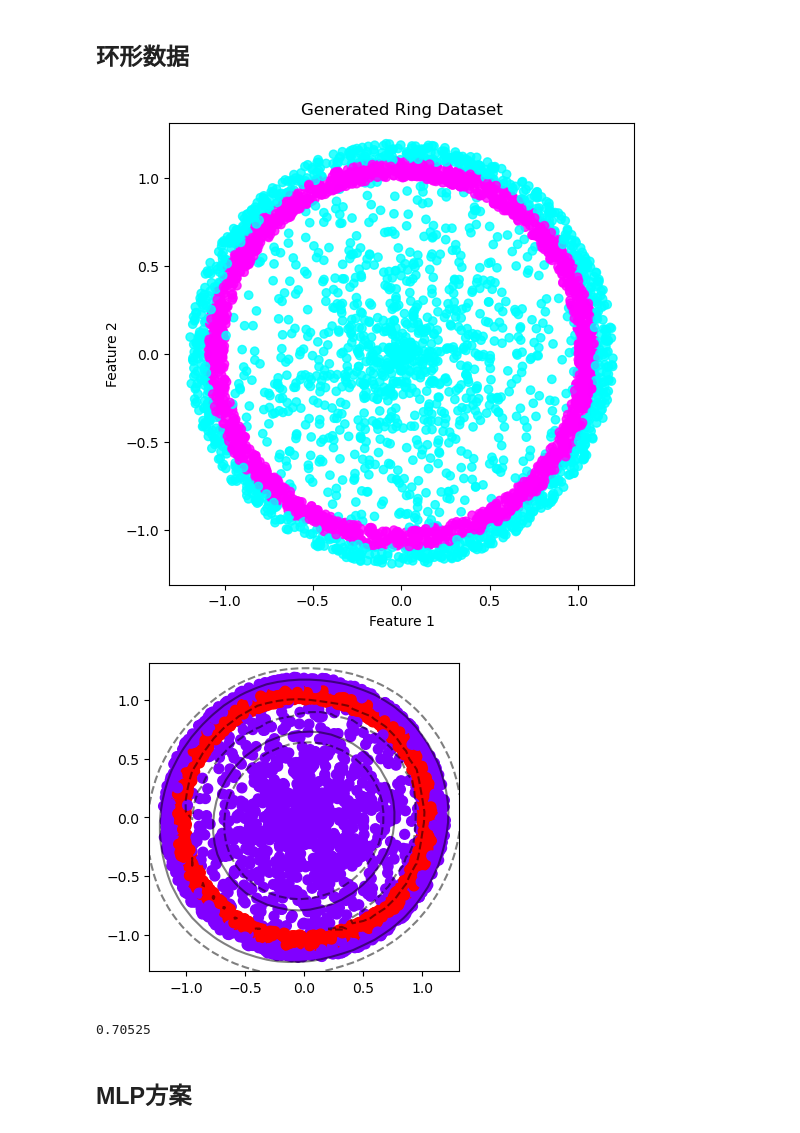
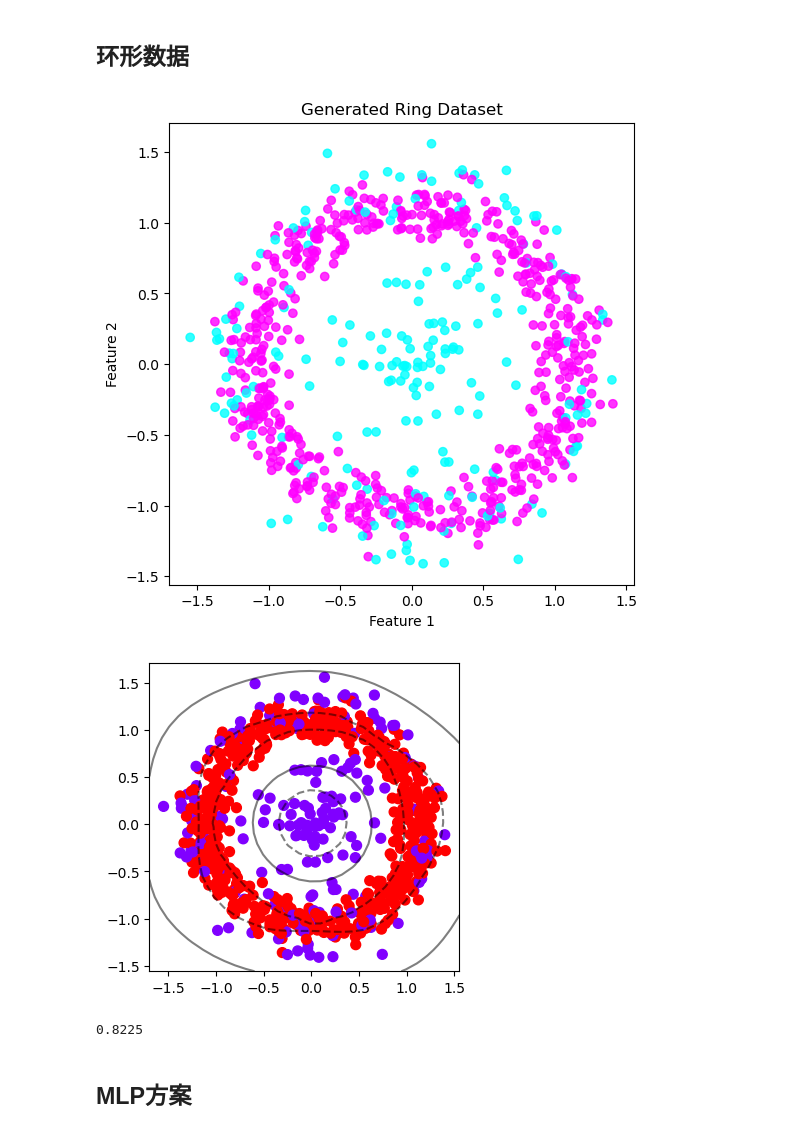
Before and after one commit to luyuxuan98/svm, a Jupyter notebook: svm.ipynb, the cells around one changed output. Saved outputs shown, nothing was run; the diff lists cells and outputs as text; code cells hidden in the pictures.

```diff
--- a/svm.ipynb
+++ b/svm.ipynb
@@ -273,36 +273,36 @@ def make_rings(
 # %%
 import matplotlib.pyplot as plt
 
 # 生成数据集
 X, y = make_rings(
-    n_samples_inner=1000,
-    n_samples_outer=1000,
-    n_samples_middle=2000,
+    n_samples_inner=100,
+    n_samples_outer=100,
+    n_samples_middle=600,
     r_min=1.0,
-    r_max=1.1,
-    noise=-0.1
+    r_max=1.2,
+    noise=0.1
 )
 
 # 可视化
 plt.figure(figsize=(6, 6))
 plt.scatter(X[:,0], X[:,1], c=y, cmap='cool', alpha=0.8)
 plt.xlabel("Feature 1")
 plt.ylabel("Feature 2")
 plt.title("Generated Ring Dataset")
 plt.show()
 # %% [output]
-[figure, old version]
+[figure, new version]
 # %%
 clf = SVC(kernel ='rbf').fit(X,y)
 plt.scatter(X[:,0], X[:,1], c=y, s=50, cmap='rainbow')
 plot_svc_decision_function(clf)
 # %% [output]
-[figure, old version]
+[figure, new version]
 # %%
 score = clf.score(X, y)
 score
 # %% [output]
-0.70525
+0.8225
 # %% [markdown]
 ## MLP方案
 # %%
```
Also changed, not shown: parts of 14 cells of this notebook.
